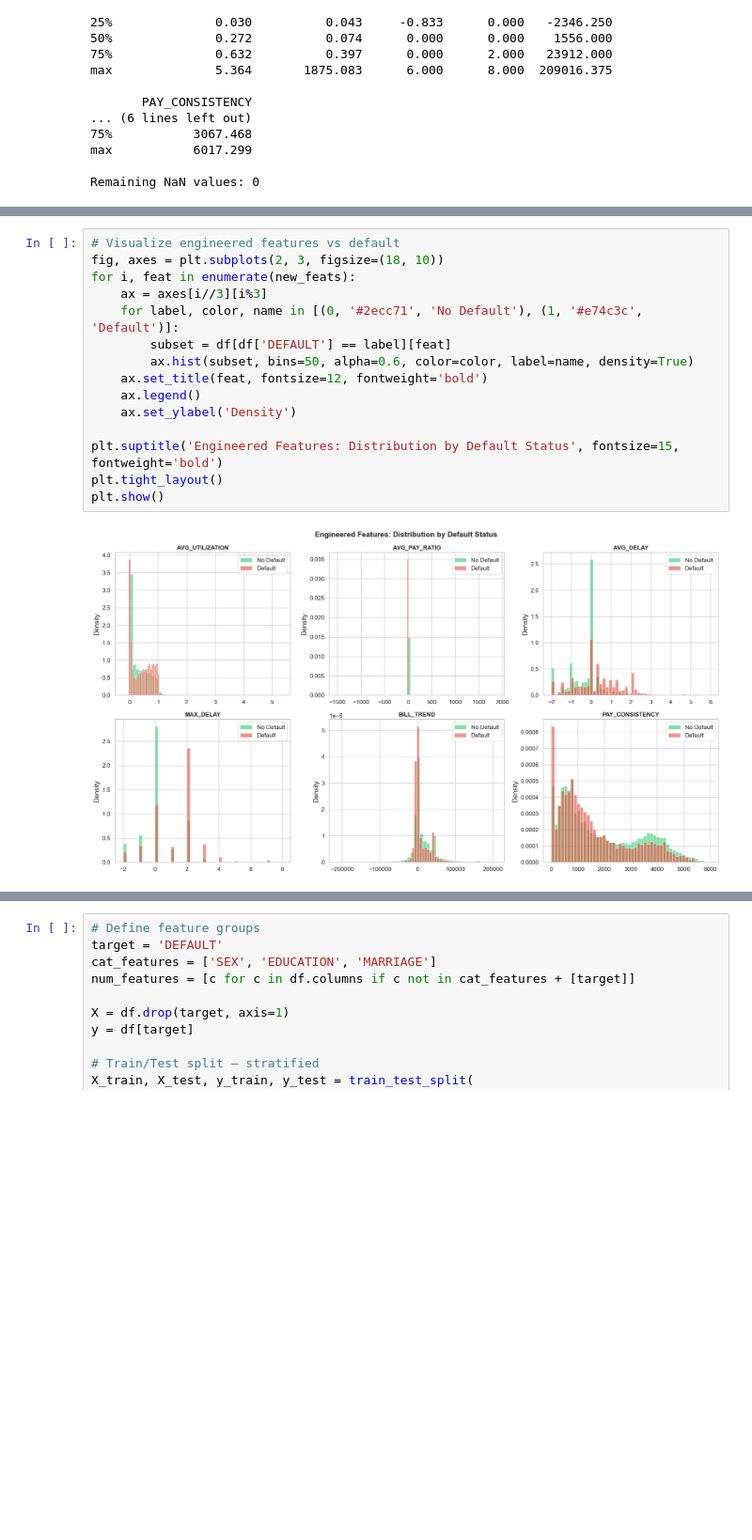
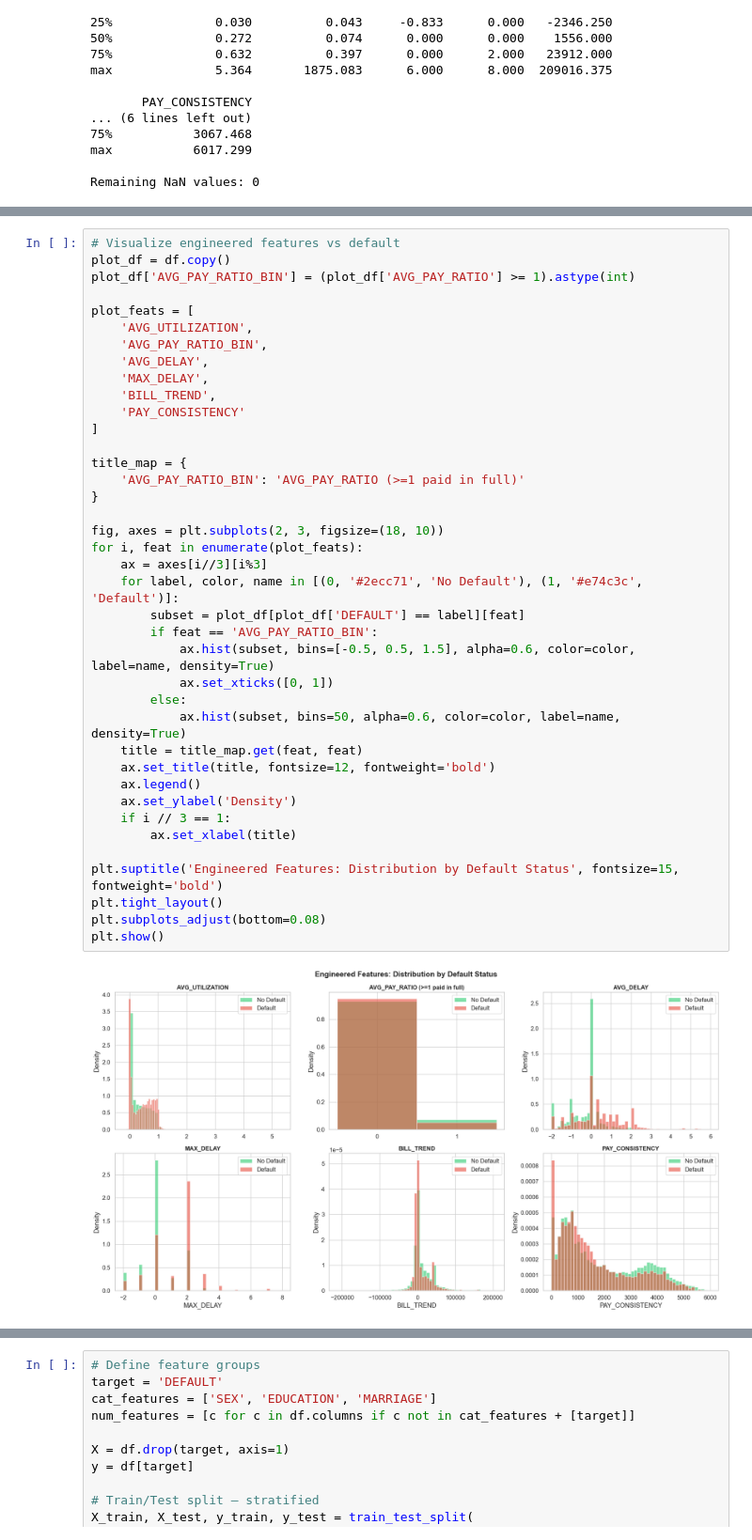
Before and after one commit to plutoskio/Milo_Matheo_Projet_Classification, a Jupyter notebook: credit_default_classification.ipynb, the cells around one changed output, grey strips where cells are left out. Shown at 94% size. Drawn from its saved outputs; the diff is of its cells as text; blank space fills up the shorter version.

```diff
--- a/credit_default_classification.ipynb
+++ b/credit_default_classification.ipynb
@@ -341,18 +347,42 @@ Remaining NaN values: 0
 # %%
 # Visualize engineered features vs default
+plot_df = df.copy()
+plot_df['AVG_PAY_RATIO_BIN'] = (plot_df['AVG_PAY_RATIO'] >= 1).astype(int)
+
+plot_feats = [
+    'AVG_UTILIZATION',
+    'AVG_PAY_RATIO_BIN',
+    'AVG_DELAY',
+    'MAX_DELAY',
+    'BILL_TREND',
+    'PAY_CONSISTENCY'
+]
+
+title_map = {
+    'AVG_PAY_RATIO_BIN': 'AVG_PAY_RATIO (>=1 paid in full)'
+}
+
 fig, axes = plt.subplots(2, 3, figsize=(18, 10))
-for i, feat in enumerate(new_feats):
+for i, feat in enumerate(plot_feats):
     ax = axes[i//3][i%3]
     for label, color, name in [(0, '#2ecc71', 'No Default'), (1, '#e74c3c', 'Default')]:
-        subset = df[df['DEFAULT'] == label][feat]
-        ax.hist(subset, bins=50, alpha=0.6, color=color, label=name, density=True)
-    ax.set_title(feat, fontsize=12, fontweight='bold')
+        subset = plot_df[plot_df['DEFAULT'] == label][feat]
+        if feat == 'AVG_PAY_RATIO_BIN':
+            ax.hist(subset, bins=[-0.5, 0.5, 1.5], alpha=0.6, color=color, label=name, density=True)
+            ax.set_xticks([0, 1])
+        else:
+            ax.hist(subset, bins=50, alpha=0.6, color=color, label=name, density=True)
+    title = title_map.get(feat, feat)
+    ax.set_title(title, fontsize=12, fontweight='bold')
     ax.legend()
     ax.set_ylabel('Density')
+    if i // 3 == 1:
+        ax.set_xlabel(title)
 
 plt.suptitle('Engineered Features: Distribution by Default Status', fontsize=15, fontweight='bold')
 plt.tight_layout()
+plt.subplots_adjust(bottom=0.08)
 plt.show()
 # %% [output]
-[figure, old version]
+[figure, new version]
 # %% [markdown]
```
Also changed, not shown: parts of 28 cells of this notebook.
